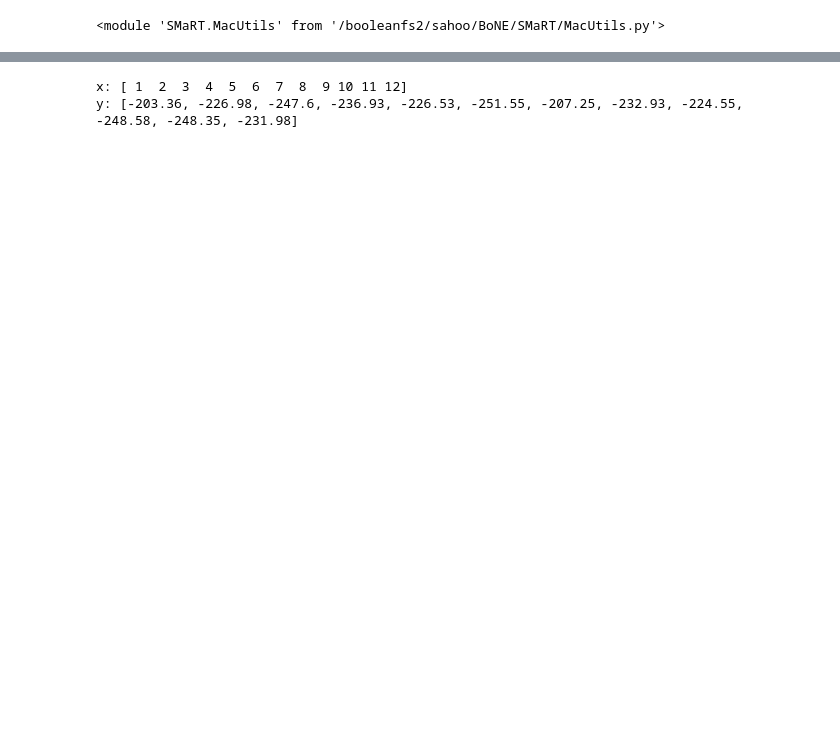
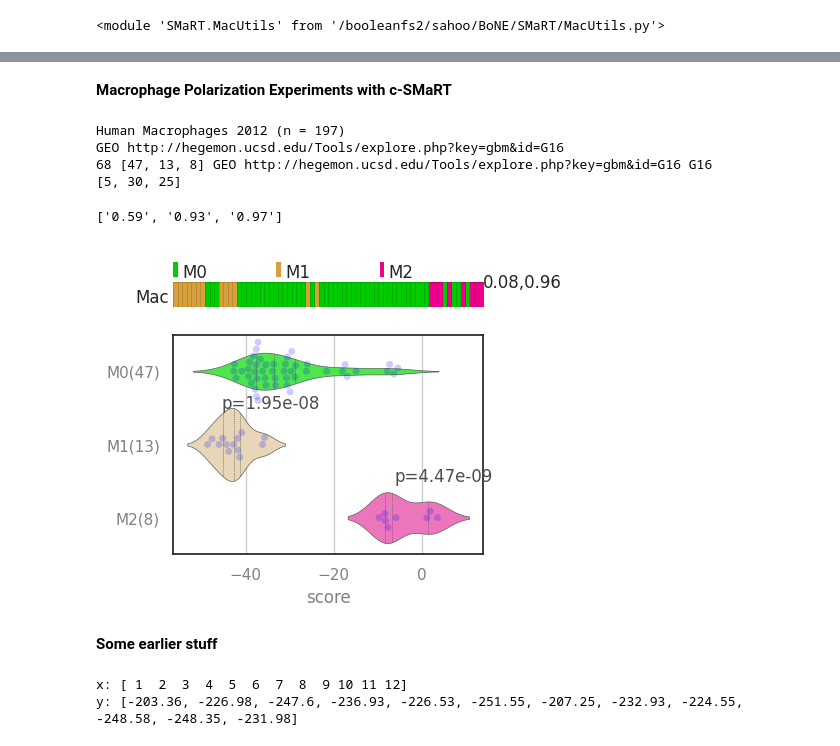
Before and after one commit to tirtharajdash/MAC-CR, a Jupyter notebook: main.ipynb, the cells around one changed output, grey strips where cells are left out. Saved outputs shown, nothing was run; the diff lists cells and outputs as text; code cells hidden in the pictures; blank space fills up the shorter version.

```diff
--- a/main.ipynb
+++ b/main.ipynb
@@ -855,6 +874,25 @@ for gidx1 in range(0,len(ana.state)):
             t, p = ttest_ind(grp1, grp2, equal_var=False)
             if not math.isnan(p) and p <= 0.05:
                 print(f'{ana.atypes[gidx1]} vs {ana.atypes[gidx2]}: {p:0.04f}')
+# %% [markdown]
+**Macrophage Polarization Experiments with c-SMaRT**
+# %%
+#testing the refined Keller-SMaRT model for macrophage polarization
+wt1, l1 = getSMaRT_Keller_C13a14a3Hs()
+ana = mut.MacAnalysis()
+ana.getGEOMacAnn()
+ana.orderDataDf(l1, wt1)
+fig = mut.plotViolinBar(ana, "Mac")
+ana.getMacMetrics(ana.cval[0])
+# %% [output]
+Human Macrophages 2012 (n = 197)
+GEO http://hegemon.ucsd.edu/Tools/explore.php?key=gbm&id=G16
+68 [47, 13, 8] GEO http://hegemon.ucsd.edu/Tools/explore.php?key=gbm&id=G16 G16
+[5, 30, 25]
+['0.59', '0.93', '0.97']
+[figure, added]
+# %% [markdown]
+**Some earlier stuff**
 # %%
 x = np.array(range(1,13))
 y = []
```
Also changed, not shown: parts of 3 cells of this notebook, 30 other files.
